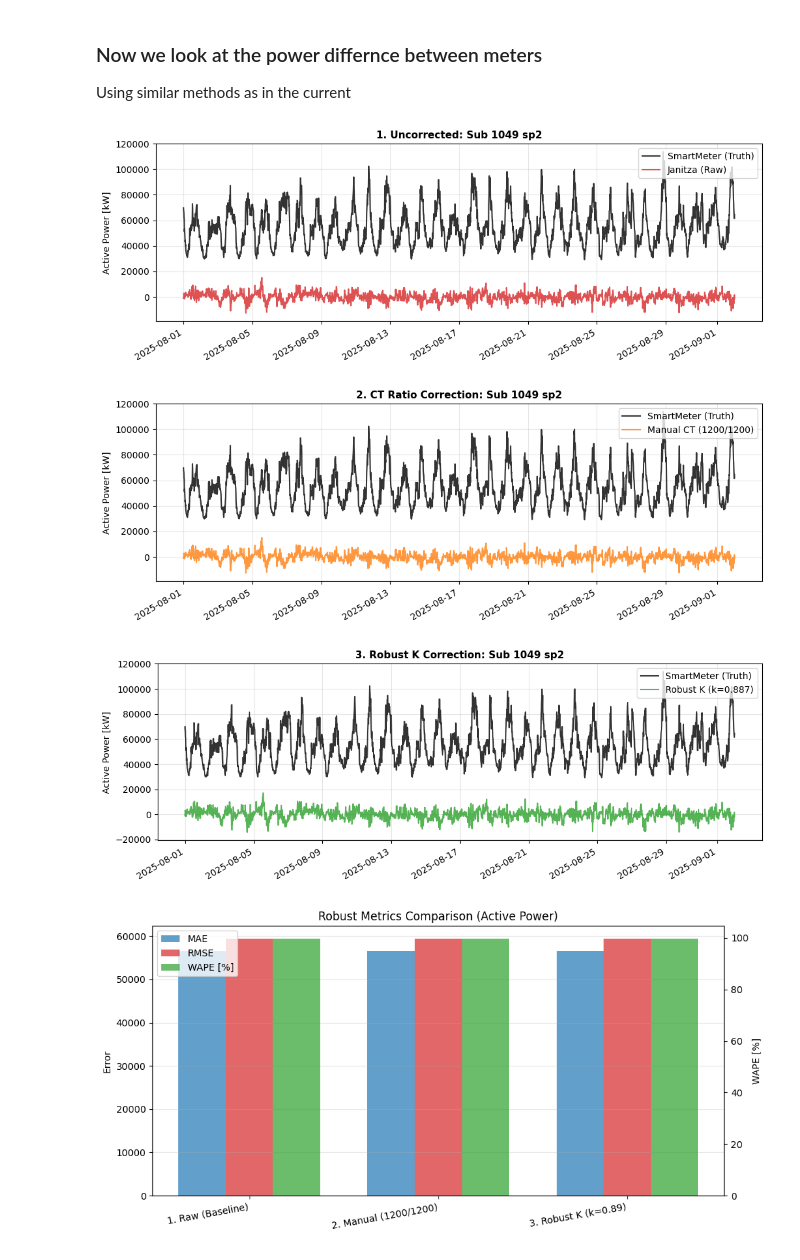
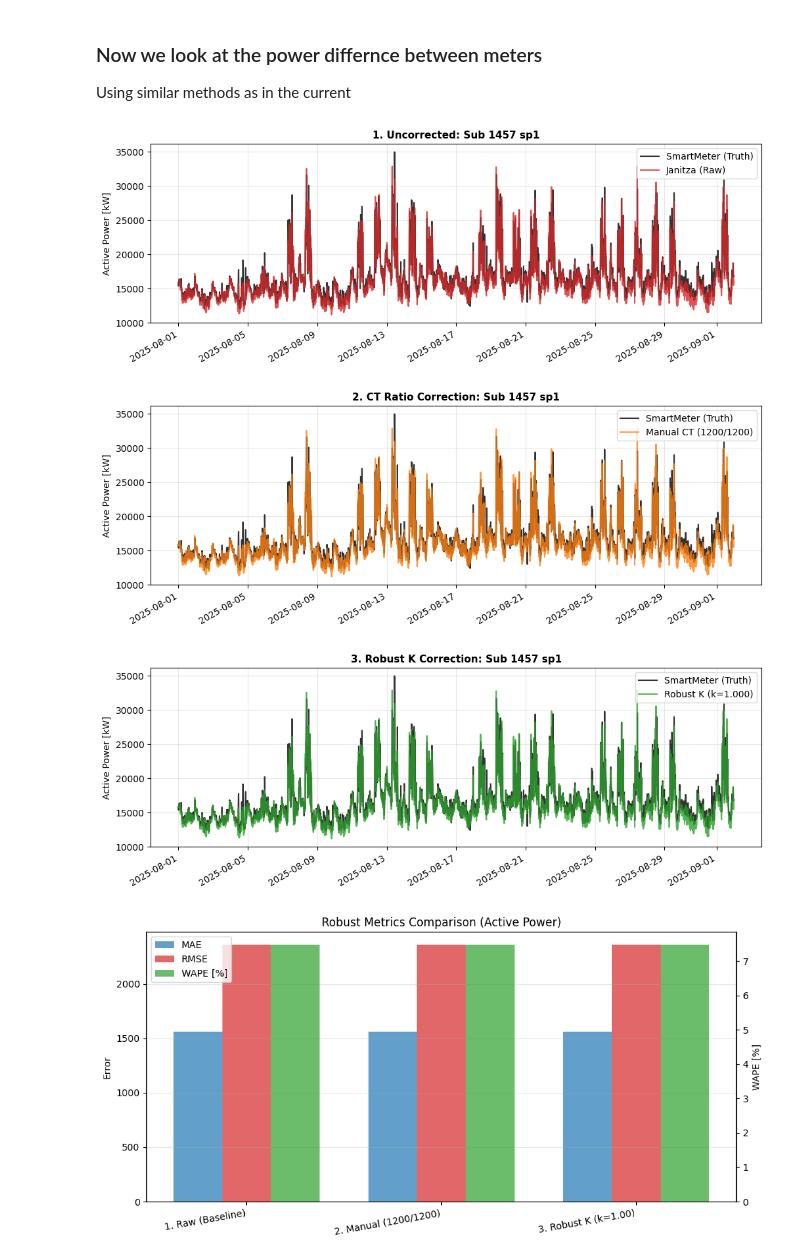
Before and after one commit to MindisBlank/Jasonaq_thesis, a Jupyter notebook: notebooks/smartmeter_vs_janitza.ipynb, the cells around one changed output. Drawn from its saved outputs; the diff is of its cells as text; code cells hidden in the pictures.

```diff
--- a/notebooks/smartmeter_vs_janitza.ipynb
+++ b/notebooks/smartmeter_vs_janitza.ipynb
@@ -1091,8 +1091,8 @@ def plot_analysis_current(df_sub, k_val, config, df_metrics):
     plt.show()
 
 CONFIG = {
-    "sub_id": 1049,
-    "trafo_id": "sp2",
+    "sub_id": 1457,
+    "trafo_id": "sp1",
     "start_date": "2025-08-01",
     "end_date": "2025-09-01",
 
@@ -1162,8 +1163,8 @@ Fitting Robust K-Factor for Sub 1049...
 Using similar methods as in the current
 # %%
 CONFIG = {
-    "sub_id": 1049,
-    "trafo_id": "sp2",
+    "sub_id": 1457,
+    "trafo_id": "sp1",
     "start_date": "2025-08-01",
     "end_date": "2025-09-01",
 
@@ -1272,34 +1273,34 @@ if df_sub.empty:
     raise ValueError(f"No data found for Substation {CONFIG['sub_id']} {CONFIG['trafo_id']}")
 
 # K_fitted is from the previous fitting step
 # D. Apply Corrections
 df_sub["P_total_jn_corr"] = df_sub["P_total_avg"] / k_fitted
 
 # 2. Manual CT Correction: Janitza * (Real/Wrong)
 manual_ratio = CONFIG["ct_real"] / CONFIG["ct_wrong"]
 df_sub["P_total_jn_manual"] = df_sub["P_total_avg"] * manual_ratio
 
 
 # E. Calculate Metrics (Using Custom Robust Metrics Function)
 metrics_list = []
 scenarios = [
     ("P_total_avg", "1. Raw (Baseline)"),
     ("P_total_jn_manual", f"2. Manual ({CONFIG['ct_real']}/{CONFIG['ct_wrong']})"),
     ("P_total_jn_corr", f"3. Robust K (k={k_fitted:.2f})")
 ]
 
 for col, label in scenarios:
     # Pass df with reset index to access columns cleanly
     stats = calculate_robust_metrics(df_sub.reset_index(), sm_col="P_total", jn_col=col)
     stats["Method"] = label
     metrics_list.append(stats)
 
 df_metrics = pd.concat(metrics_list).reset_index(drop=True)
 
 # F. Plot Analysis
 plot_analysis_active_power(df_sub, k_fitted, CONFIG, df_metrics)
 # %% [output]
-[figure, old version]
+[figure, new version]
-[figure, old version]
+[figure, new version]
-[figure, old version]
+[figure, new version]
-[figure, old version]
+[figure, new version]
```
Also changed, not shown: parts of 4 cells of this notebook, 4 other files.
